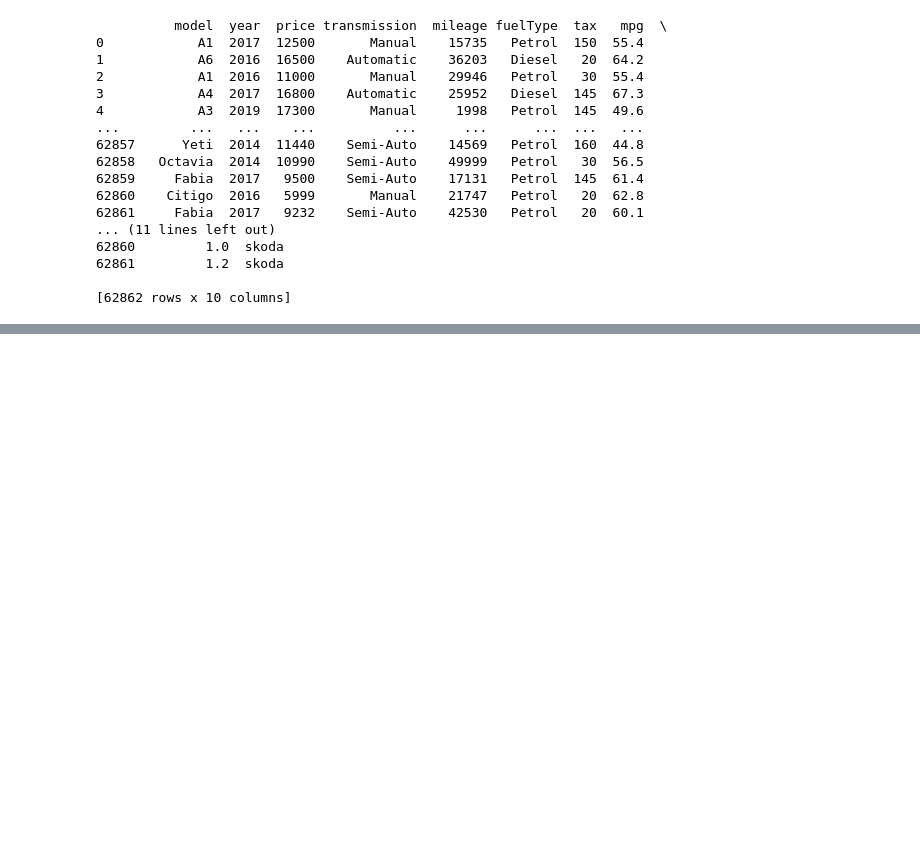
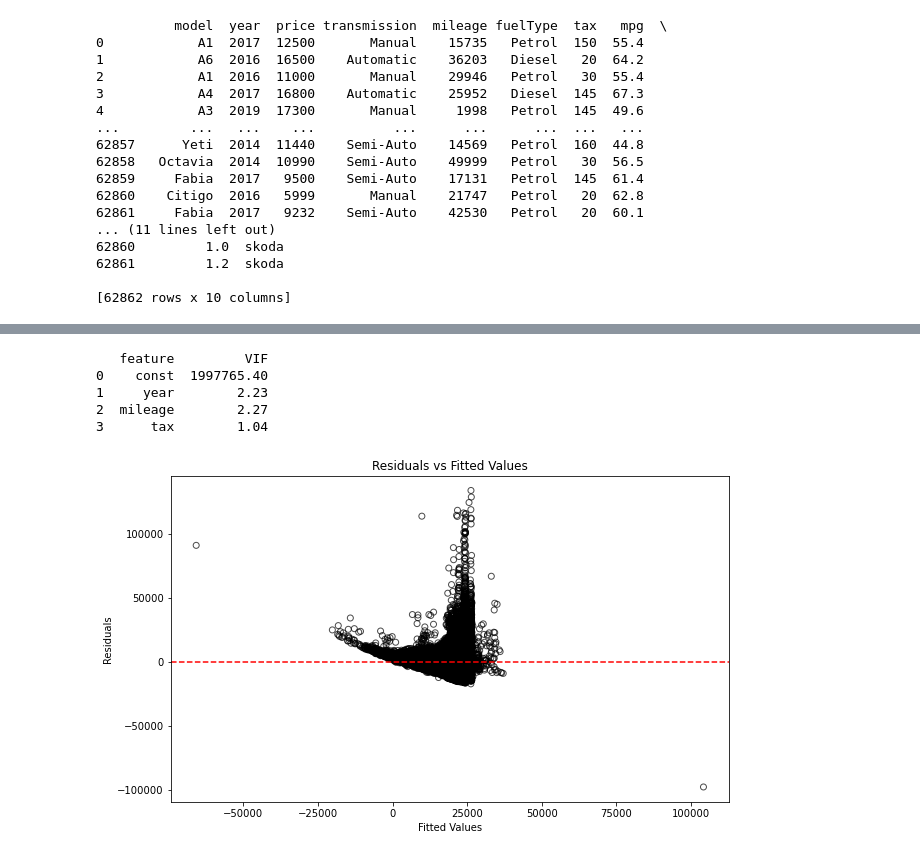
Before and after one commit to Daniel-Peacock/Used_car_Python_linear_regression, a Jupyter notebook: Used_car regression.ipynb, the cells around one changed output, grey strips where cells are left out. Saved outputs shown, nothing was run; the diff lists cells and outputs as text; code cells hidden in the pictures; blank space fills up the shorter version.

```diff
--- a/Used_car regression.ipynb
+++ b/Used_car regression.ipynb
@@ -275,10 +277,10 @@ print(skoda)
 # %%
 # Establish the connection
 connection = mysql.connector.connect(
-    host='localhost',          # e.g., 'localhost' or '127.0.0.1'
-    user='root',      # your MySQL username
-    password='Marblelfc246!@RP',  # your MySQL password
-    database='used_car'   # your database name
+    host='localhost',
+    user='root',
+    password='root15',
+    database='used_car'
 )
 
 # Create a cursor object
@@ -324,0 +340,13 @@ NameError: name 'sample' is not defined
+# %%
+## Creating our initial general model for prediciting car prices based on the mileage, year and tax.
+## The goal is to create a accurate general model that will work on all cars. This may not be feasible or optimal so individual models based on the brand will be constructed later.
+
+# Import the ols function
+from  statsmodels.formula.api  import ols
+# Create the model object
+car_price = ols('price ~ year + mileage + tax', data=all_used)
+# Fit the model
+car_price = car_price.fit()
+
+# Print the parameters of the fitted model
+print(car_price.params)
@@ -324,0 +385,37 @@ NameError: name 'sample' is not defined
+# %%
+## Lets address multicolinearity by calculating VIF (variance inflation factor)
+import statsmodels.api as sm #Stats models
+from statsmodels.stats.outliers_influence import variance_inflation_factor # Used to calculate VIF
+X = all_used[["year","mileage","tax"]]
+X = sm.add_constant(X)
+# Calculate VIF for each feature
+vif_data = pd.DataFrame()
+vif_data["feature"] = X.columns
+# Calculate VIF
+vif_data["VIF"] = [variance_inflation_factor(X.values, i) for i in range(X.shape[1])]
+# Convert VIF to normal number format by rounding
+vif_data["VIF"] = vif_data["VIF"].round(2)
+print(vif_data)
+## The result here suggests that the data doesnt have any multicolinearity
+# %% [output]
+   feature         VIF
+0    const  1997765.40
+1     year        2.23
+2  mileage        2.27
+3      tax        1.04
+# %%
+#Lets look at the distribution of residuals and figure out if we have heteroskedasticity
+
+fitted_vals = car_price.fittedvalues
+residuals = car_price.resid
+
+# Ploting residuals vs fitted values
+plt.figure(figsize=(10, 6))
+plt.scatter(fitted_vals, residuals, edgecolor='k', facecolor='none', alpha=0.7)
+plt.axhline(y=0, color='r', linestyle='--')
+plt.xlabel('Fitted Values')
+plt.ylabel('Residuals')
+plt.title('Residuals vs Fitted Values')
+plt.show()
+# %% [output]
+[figure, added]
```
Also changed, not shown: parts of 15 cells of this notebook.
